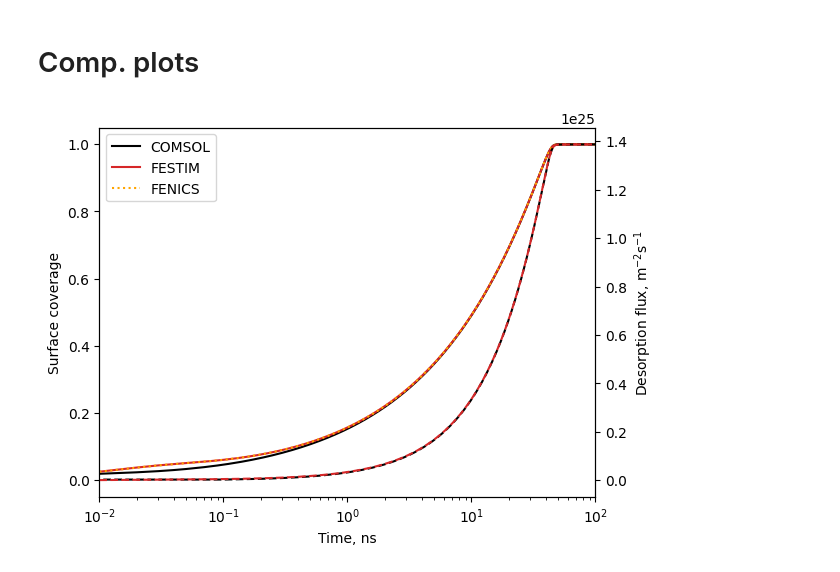
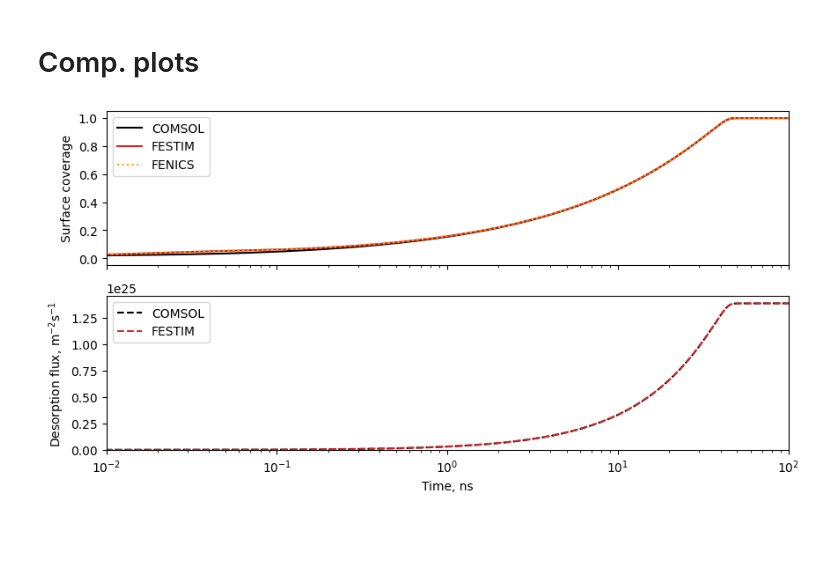
Before and after one commit to RemDelaporteMathurin/FESTIM, a Jupyter notebook: surf_physics.ipynb, the cells around one changed output. Cells and saved outputs as stored; diff of their text form; code cells hidden in the pictures; blank space fills up the shorter version.

Commit message:
split figure

```diff
--- a/surf_physics.ipynb
+++ b/surf_physics.ipynb
@@ -245,26 +253,28 @@ file.close()
 # %%
 FESTIM_expl = pd.read_csv("explicit_out.txt", header = None, sep = "\\s+")
 FESTIM_des_expl = pd.read_csv("explicit_des.txt", header = None, sep = "\\s+")
 FESTIM_impl = pd.read_csv("implicit_out.txt", header = None, sep = "\\s+")
 COMSOL_surf_cov = pd.read_csv("comsol_surf_cov.txt", header = None, sep = "\\s+")
 COMSOL_des = pd.read_csv("comsol_des_flux.txt", header = None, sep = "\\s+")
 
-fig, ax1 = plt.subplots()
+fig, axs = plt.subplots(2, 1, figsize = (10, 5), sharex=True)
 
-ax1.plot(COMSOL_surf_cov[0], COMSOL_surf_cov[1], label = "COMSOL", ls = 'solid', color = 'black')
-ax1.plot(FESTIM_expl[0]/1e-9, FESTIM_expl[1], label = "FESTIM", ls = 'solid', color = 'tab:red')
-ax1.plot(FESTIM_impl[0]/1e-9, FESTIM_impl[1], label = "FENICS", ls = 'dotted', color = 'orange')
+axs[0].plot(COMSOL_surf_cov[0], COMSOL_surf_cov[1], label = "COMSOL", ls = 'solid', color = 'black')
+axs[0].plot(FESTIM_expl[0]/1e-9, FESTIM_expl[1], label = "FESTIM", ls = 'solid', color = 'tab:red')
+axs[0].plot(FESTIM_impl[0]/1e-9, FESTIM_impl[1], label = "FENICS", ls = 'dotted', color = 'orange')
 
-ax2 = ax1.twinx()
-ax2.plot(COMSOL_des[0], COMSOL_des[1], label = "COMSOL", ls = 'dashed', color = 'black')
-ax2.plot(FESTIM_des_expl[0]/1e-9, FESTIM_des_expl[1], label = "FESTIM", ls = 'dashed', color = 'tab:red')
+axs[1].plot(COMSOL_des[0], COMSOL_des[1], label = "COMSOL", ls = 'dashed', color = 'black')
+axs[1].plot(FESTIM_des_expl[0]/1e-9, FESTIM_des_expl[1], label = "FESTIM", ls = 'dashed', color = 'tab:red')
+axs[0].set_xscale('log')
+axs[0].set_ylabel('Surface coverage')
+axs[0].set_ylim(bottom=0)
+axs[0].legend()
+axs[1].legend()
 
-ax1.legend()
-ax1.set_xscale('log')
-ax1.set_ylabel('Surface coverage')
-ax1.set_xlabel('Time, ns')
-ax1.set_xlim(1e-2, 1e2)
-ax2.set_ylabel(r'Desorption flux, m$^{-2}$s$^{-1}$')
+axs[1].set_xlabel('Time, ns')
+axs[1].set_xlim(1e-2, 1e2)
+axs[1].set_ylabel(r'Desorption flux, m$^{-2}$s$^{-1}$')
+axs[1].set_ylim(bottom=0)
 plt.show()
 # %% [output]
-[figure, old version]
+[figure, new version]
```
Also changed, not shown: parts of 2 cells of this notebook.
